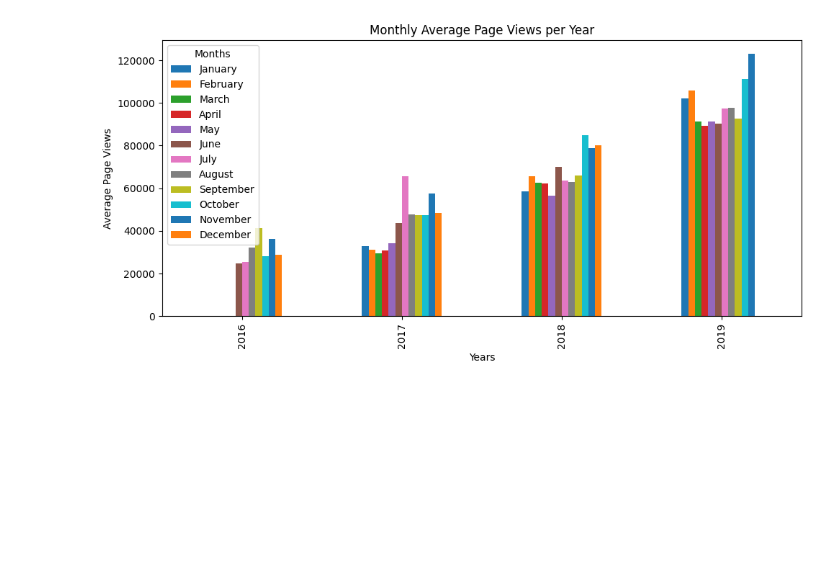
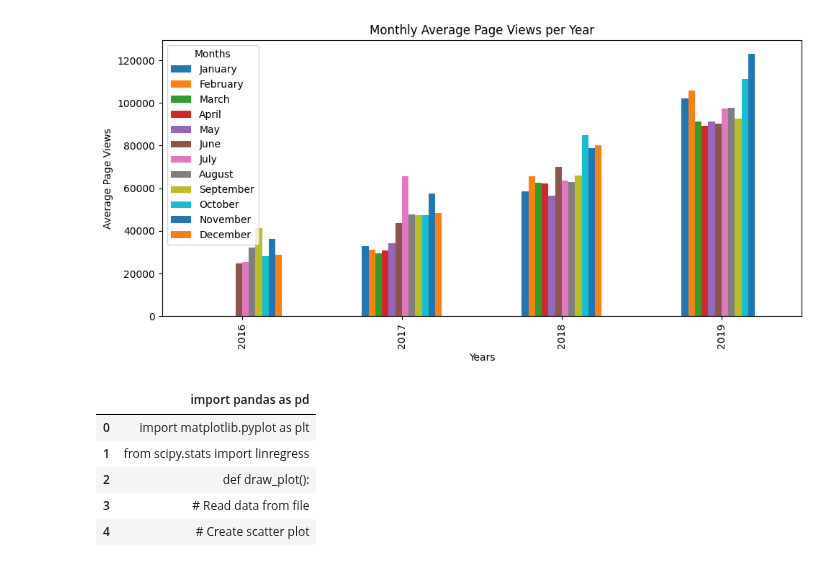
Before and after one commit to dabster108/Dataanalysis_numpy, a Jupyter notebook: Visualization.ipynb, the cells around one changed output. Cells and saved outputs as stored; diff of their text form; code cells hidden in the pictures; blank space fills up the shorter version.

```diff
--- a/Visualization.ipynb
+++ b/Visualization.ipynb
@@ -233,0 +238,10 @@ See the caveats in the documentation: https://pandas.pydata.org/pandas-docs/stab
+# %%
+df = pd.read_csv('/content/sample_data/sea_level_predictor.py')
+df.head()
+# %% [output]
+|  | import pandas as pd |
+| 0 | import matplotlib.pyplot as plt |
+| 1 | from scipy.stats import linregress |
+| 2 | def draw_plot(): |
+| 3 | # Read data from file |
+| 4 | # Create scatter plot |
```
Also changed, not shown: parts of 4 cells of this notebook.
